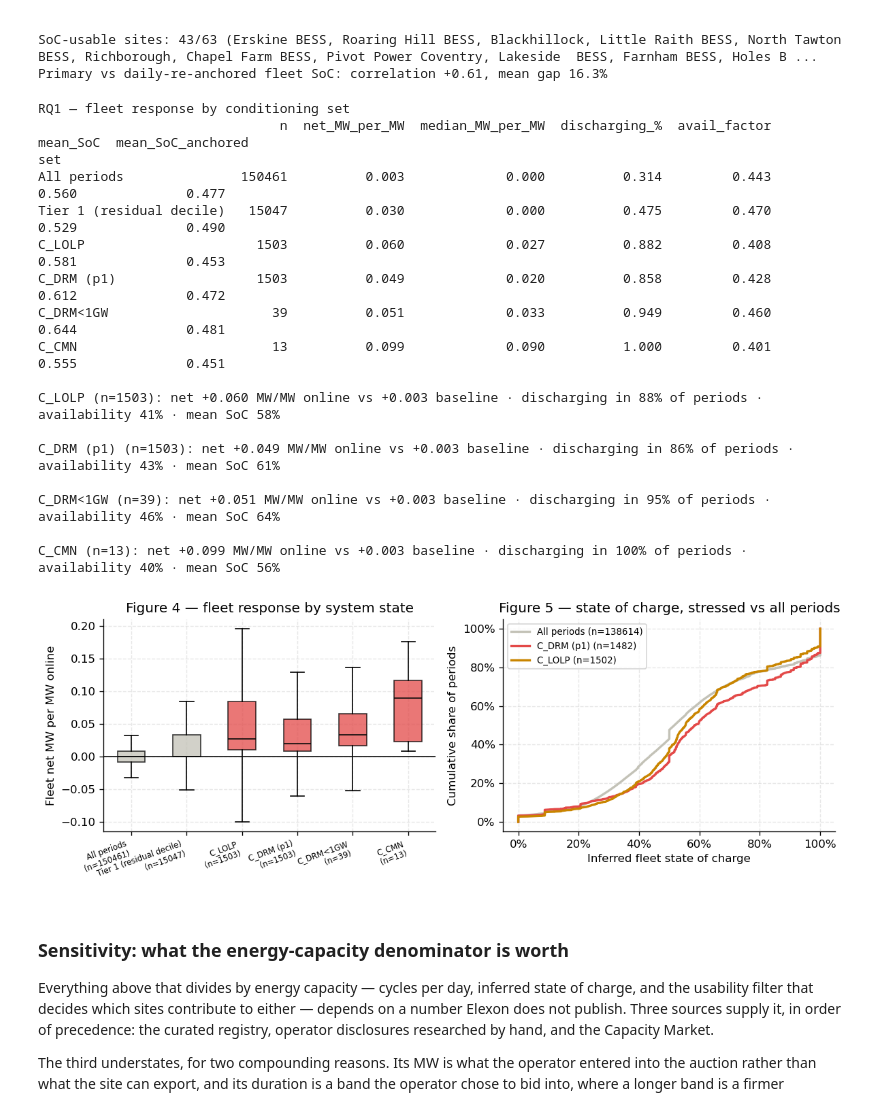
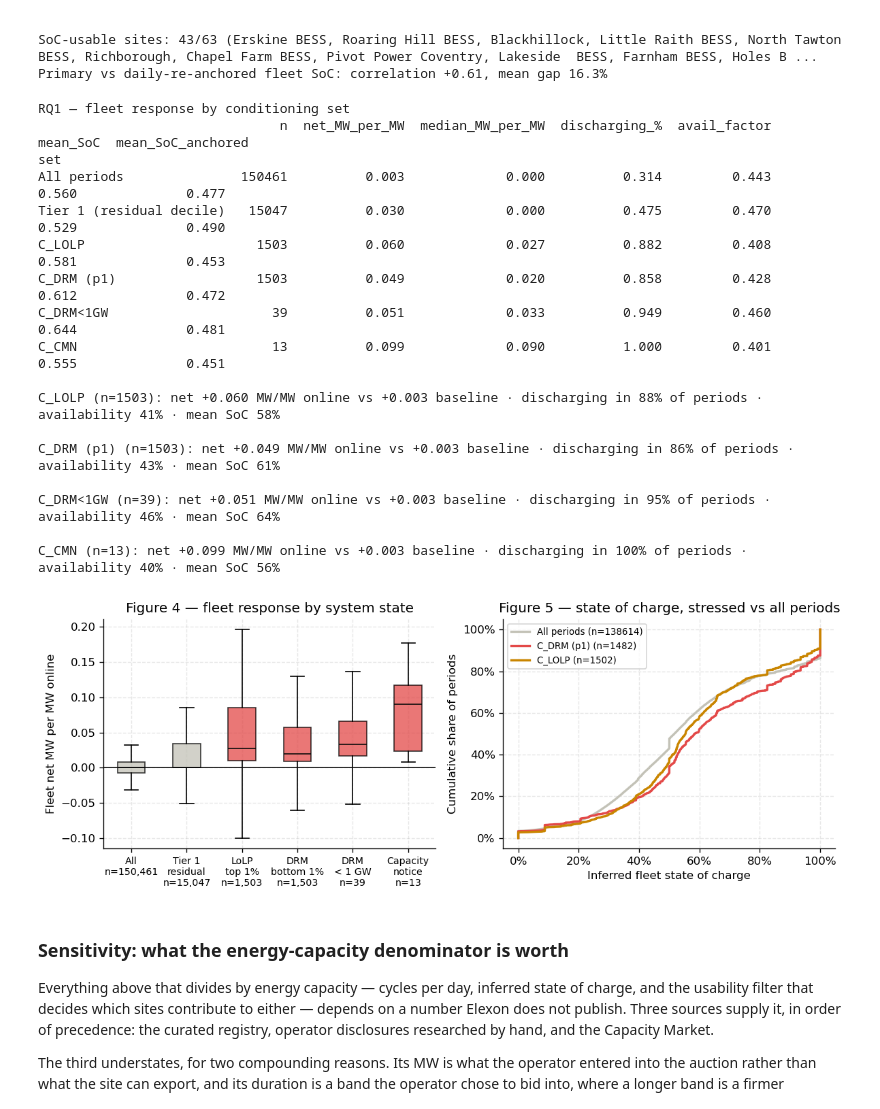
Before and after one commit to shaw029/power-trading, a Jupyter notebook: notebooks/05_stress_response_study.ipynb, the cells around one changed output. Drawn from its saved outputs; the diff is of its cells as text; code cells hidden in the pictures.

```diff
--- a/notebooks/05_stress_response_study.ipynb
+++ b/notebooks/05_stress_response_study.ipynb
@@ -787,8 +787,22 @@ else:
                             else C["ghost"])
         patch.set_alpha(0.75)
     axes[0].axhline(0, color=C["ink"], lw=1)
-    axes[0].set_xticklabels([f"{k}\n(n={int(v.fillna(False).sum())})" for k, v in plot_sets.items()],
-                            rotation=20, ha="right", fontsize=7)
+    # Short, upright labels with thousands separators. The conditioning-set keys
+    # are long enough that rotating them at 7pt makes the axis unreadable at
+    # poster distance, and rotation is what forces the small size in the first
+    # place — horizontal labels can simply be bigger.
+    SHORT = {
+        "All periods": "All",
+        "Tier 1 (residual decile)": "Tier 1\nresidual",
+        "C_LOLP": "LoLP\ntop 1%",
+        "C_DRM (p1)": "DRM\nbottom 1%",
+        "C_DRM<1GW": "DRM\n< 1 GW",
+        "C_CMN": "Capacity\nnotice",
+    }
+    axes[0].set_xticklabels(
+        [f"{SHORT.get(k, k)}\nn={int(v.fillna(False).sum()):,}" for k, v in plot_sets.items()],
+        rotation=0, ha="center", fontsize=8.5,
+    )
     axes[0].set_ylabel("Fleet net MW per MW online")
     axes[0].set_title("Figure 4 — fleet response by system state")
 
@@ -808,34 +822,34 @@ else:
         ax.yaxis.set_major_formatter(mticker.PercentFormatter(1.0))
         ax.legend(fontsize=8)
         ax.set_title("Figure 5 — state of charge, stressed vs all periods")
     else:
         ax.text(0.5, 0.5, "No SoC-usable sites", ha="center", va="center",
                 transform=ax.transAxes)
         ax.set_xticks([]); ax.set_yticks([])
     plt.tight_layout()
     # Print-resolution export for the poster: fleet net response across stress tiers.
 save_poster_fig(fig, "nb05_fig4_response_by_system_state")
 
 plt.show()
 # %% [output]
 RQ1 — fleet response by conditioning set
                                n  net_MW_per_MW  median_MW_per_MW  discharging_%  avail_factor  mean_SoC  mean_SoC_anchored
 set
 All periods               150461          0.003             0.000          0.314         0.443     0.560              0.477
 Tier 1 (residual decile)   15047          0.030             0.000          0.475         0.470     0.529              0.490
 C_LOLP                      1503          0.060             0.027          0.882         0.408     0.581              0.453
 C_DRM (p1)                  1503          0.049             0.020          0.858         0.428     0.612              0.472
 C_DRM<1GW                     39          0.051             0.033          0.949         0.460     0.644              0.481
 C_CMN                         13          0.099             0.090          1.000         0.401     0.555              0.451
 
 C_LOLP (n=1503): net +0.060 MW/MW online vs +0.003 baseline · discharging in 88% of periods · availability 41% · mean SoC 58%
 
 C_DRM (p1) (n=1503): net +0.049 MW/MW online vs +0.003 baseline · discharging in 86% of periods · availability 43% · mean SoC 61%
 
 C_DRM<1GW (n=39): net +0.051 MW/MW online vs +0.003 baseline · discharging in 95% of periods · availability 46% · mean SoC 64%
 
 C_CMN (n=13): net +0.099 MW/MW online vs +0.003 baseline · discharging in 100% of periods · availability 40% · mean SoC 56%
-[figure, old version]
+[figure, new version]
 # %% [markdown]
 ### Sensitivity: what the energy-capacity denominator is worth
 
```
Also changed, not shown: parts of 1 cell of this notebook.
